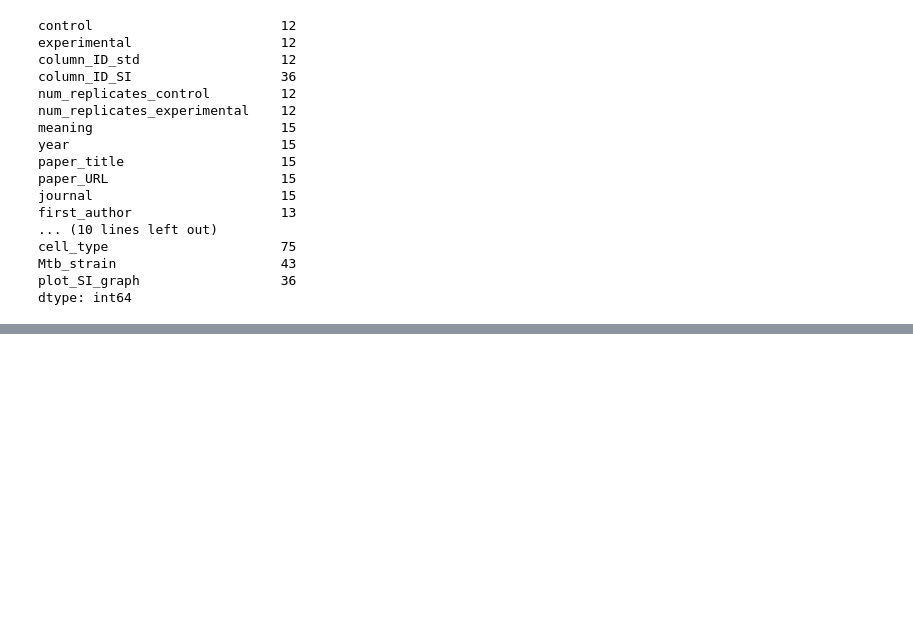
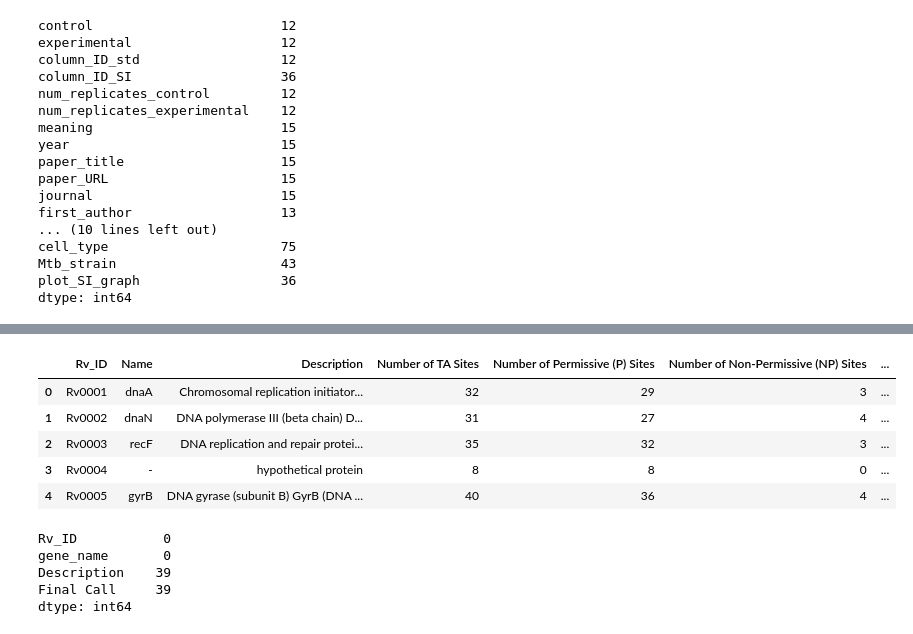
Before and after one commit to ajinich/mtb_tn_db, a Jupyter notebook: code/data_wrangling/data_for_dash.ipynb, the cells around one changed output, grey strips where cells are left out. Saved outputs shown, nothing was run; the diff lists cells and outputs as text; code cells hidden in the pictures; blank space fills up the shorter version.

```diff
--- a/code/data_wrangling/data_for_dash.ipynb
+++ b/code/data_wrangling/data_for_dash.ipynb
@@ -543,0 +611,13 @@ col_desc.to_csv('../../data/col_desc_dash.tsv', index=False, sep='\t')
+# %%
+gene_names = pd.read_excel(
+    '../../data/annotations/DeJesus_mbio.xlsx', header=1)
+gene_names = gene_names.rename(
+    columns={'ORF ID': 'Rv_ID'})
+gene_names.head()
+# %% [output]
+|  | Rv_ID | Name | Description | Number of TA Sites | Number of Permissive (P) Sites | Number of Non-Permissive (NP) Sites | ... |
+| 0 | Rv0001 | dnaA | Chromosomal replication initiator... | 32 | 29 | 3 | ... |
+| 1 | Rv0002 | dnaN | DNA polymerase III (beta chain) D... | 31 | 27 | 4 | ... |
+| 2 | Rv0003 | recF | DNA replication and repair protei... | 35 | 32 | 3 | ... |
+| 3 | Rv0004 | - | hypothetical protein | 8 | 8 | 0 | ... |
+| 4 | Rv0005 | gyrB | DNA gyrase (subunit B) GyrB (DNA ... | 40 | 36 | 4 | ... |
@@ -543,0 +626,8 @@ col_desc.to_csv('../../data/col_desc_dash.tsv', index=False, sep='\t')
+# %%
+gene_metadata.isna().sum()
+# %% [output]
+Rv_ID           0
+gene_name       0
+Description    39
+Final Call     39
+dtype: int64
```
Also changed, not shown: parts of 22 cells of this notebook, 4 other files.
